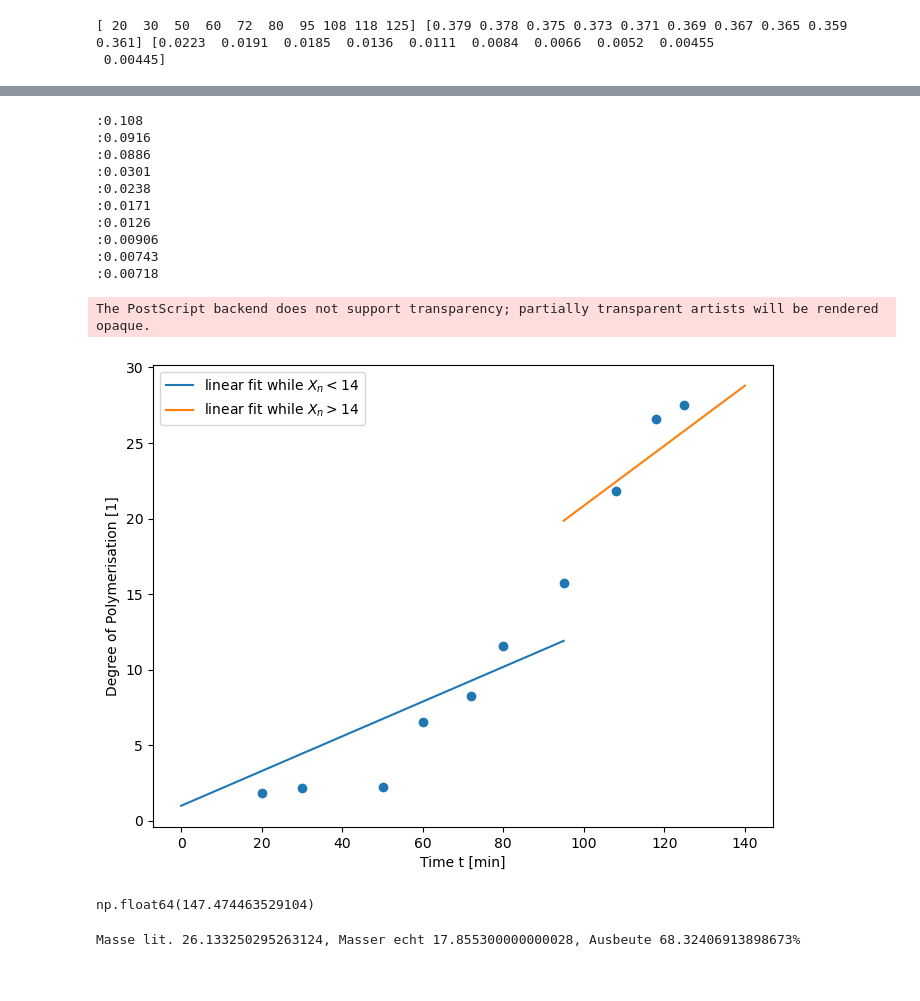
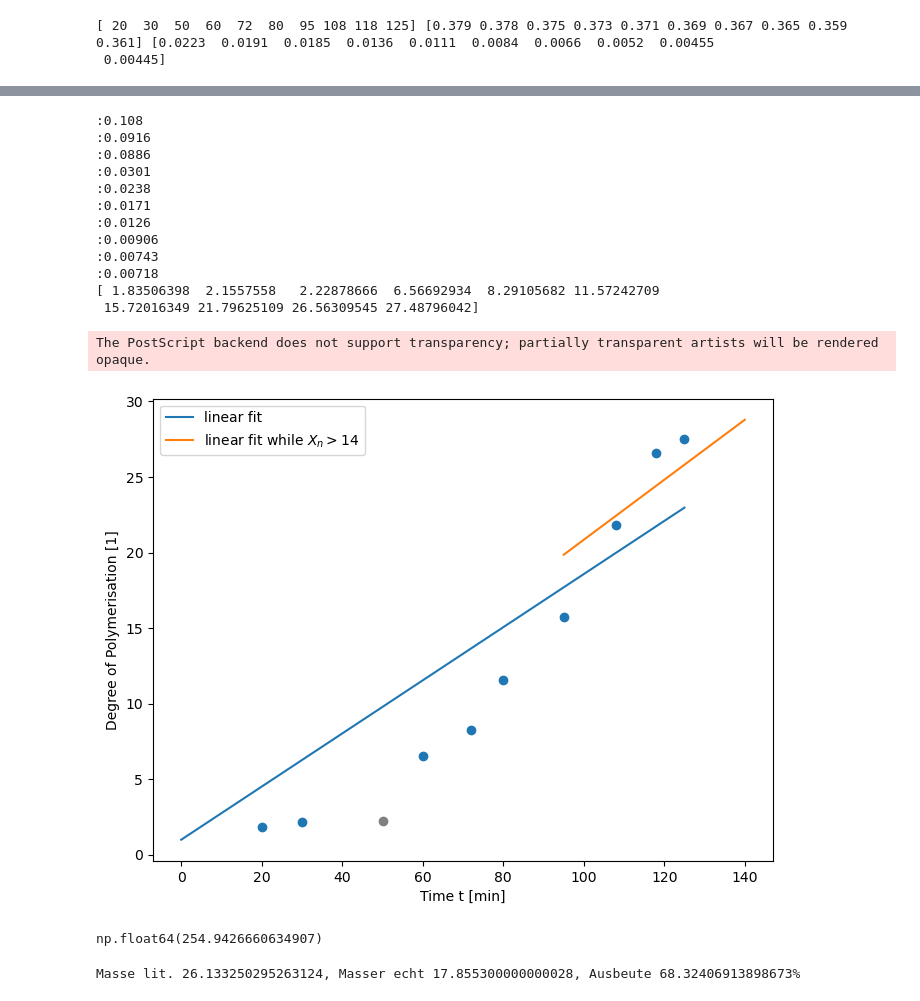
Before and after one commit to Rankenstein678/Makro, a Jupyter notebook: AMC2/AMC2.ipynb, the cells around one changed output, grey strips where cells are left out. Saved outputs shown, nothing was run; the diff lists cells and outputs as text; code cells hidden in the pictures.

```diff
--- a/AMC2/AMC2.ipynb
+++ b/AMC2/AMC2.ipynb
@@ -65,51 +65,54 @@ fig,ax = plt.subplots(figsize=(8,6))
 # Umsatz nach Carother
 Xn = 1/(1-p)
 
-ax.scatter(t,Xn)
+ax.scatter(np.delete(t,2),np.delete(Xn,2))
+ax.scatter(t[2],Xn[2],c="grey")
 ax.set_xlabel("Time t [min]")
 ax.set_ylabel("Degree of Polymerisation [1]")
 
 # Erstelle die Custom fit Funktion
 def lineare_const_c(x,m):
     return x*m + 1 # Polymerisationsgrad 1 bei 0
 
-# Fitte von P=1-14
-opt, _ = sp.optimize.curve_fit(lineare_const_c,t[:7],Xn[:7])
-lin_time_1 = np.linspace(0,t[6],1000)
-ax.plot(lin_time_1,lineare_const_c(lin_time_1,opt[0]),label="linear fit while $X_n<14$")
+# Fitte von gesamt
+opt, _ = sp.optimize.curve_fit(lineare_const_c,np.delete(t,2),np.delete(Xn,2))
+lin_time_1 = np.linspace(0,t[-1],1000)
+ax.plot(lin_time_1,lineare_const_c(lin_time_1,opt[0]),label="linear fit")
 
 # Fit ab P=14
 opt2, _ = sp.optimize.curve_fit(lineare_const_c,t[6:],Xn[6:])
 lin_time_2 = np.linspace(t[6],140,1000)
 ax.plot(lin_time_2,opt2*lin_time_2 +1 ,label="linear fit while $X_n>14$")
 
 ax.legend()
 
 for x in c_COOH:
     print(f":{x:.3g}")
-
+print(Xn)
 fig.savefig("Xn_t.eps")
 # %% [output]
 :0.108
 :0.0916
 :0.0886
 :0.0301
 :0.0238
 :0.0171
 :0.0126
 :0.00906
 :0.00743
 :0.00718
+[ 1.83506398  2.1557558   2.22878666  6.56692934  8.29105682 11.57242709
+ 15.72016349 21.79625109 26.56309545 27.48796042]
 The PostScript backend does not support transparency; partially transparent artists will be rendered opaque.
-[figure, old version]
+[figure, new version]
 # %%
 # Berechne k mit erster Regressionsgerade
 
 
-k = opt[0]/(c_Kat*c_0)
+k = opt2[0]/(c_Kat*c_0)
 k
 # %% [output]
-np.float64(147.474463529104)
+np.float64(254.9426660634907)
 # %%
 m_Produkt =166.3232 - 148.4679
 n_dda = 74.992
```
Also changed, not shown: parts of 2 cells of this notebook, 4 other files.
